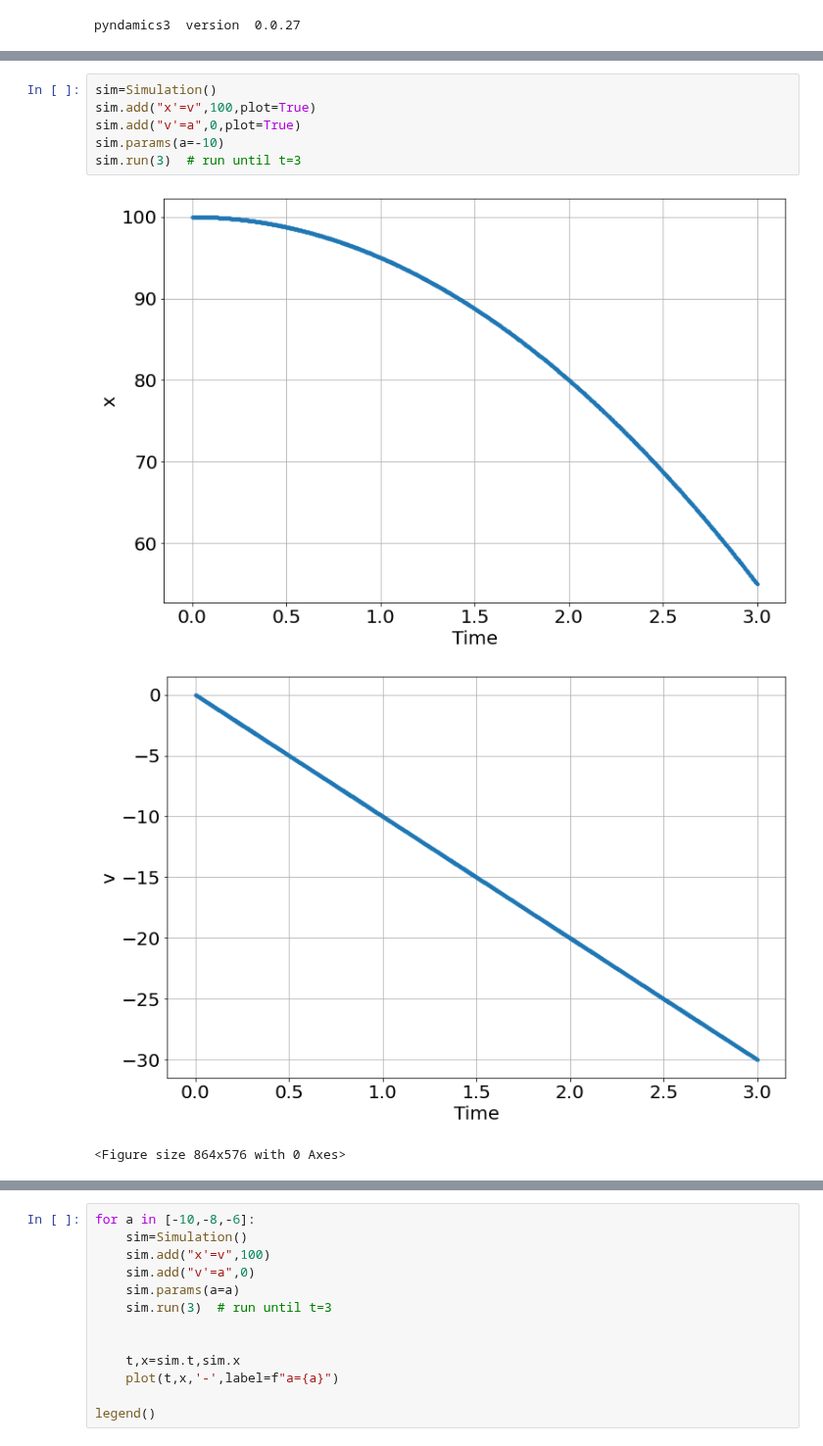
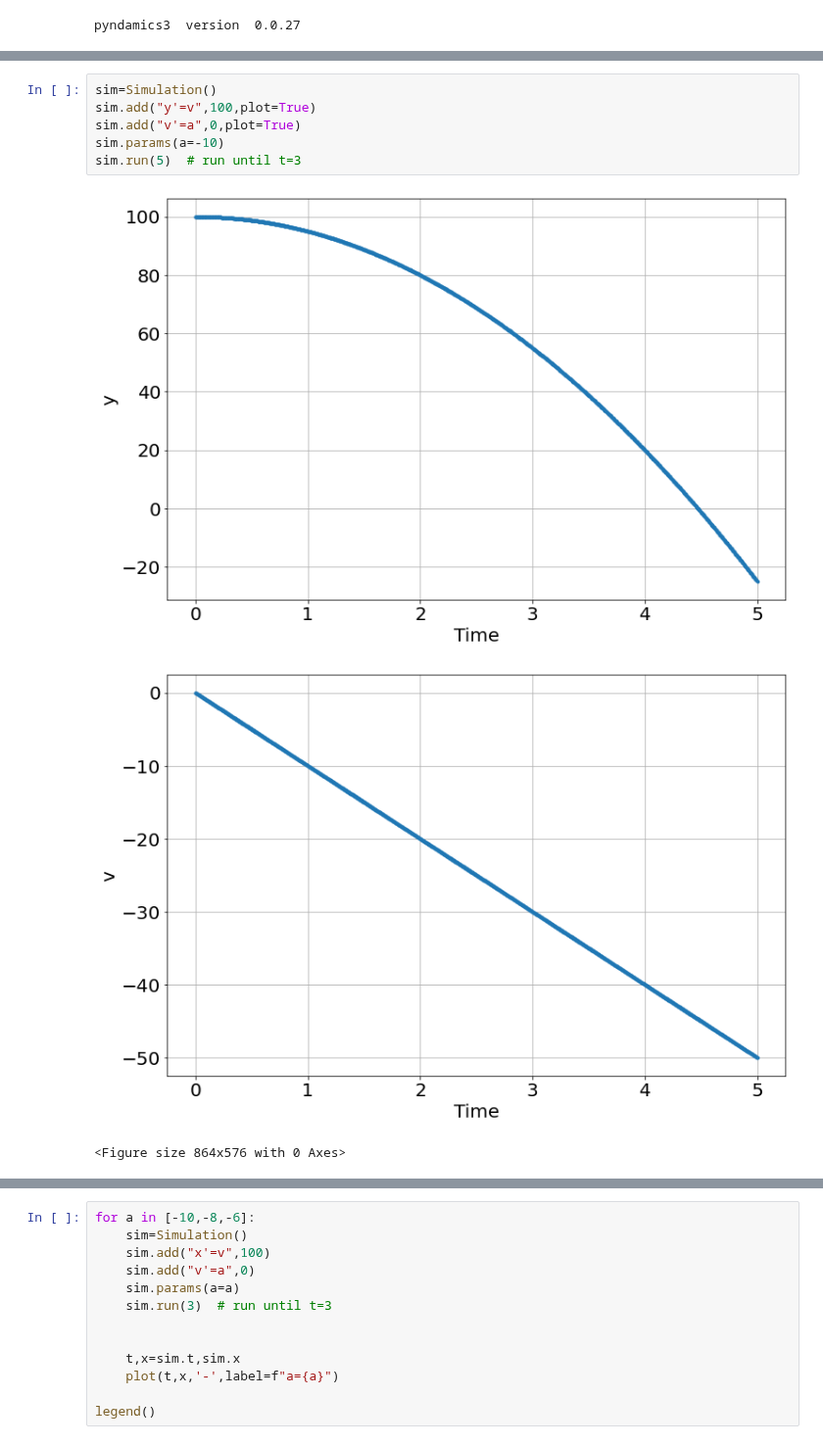
Before and after one commit to bblais/Computer-Programming-for-the-Sciences-Spring-2022, a Jupyter notebook: Sprint #2 - Dynamical Systems and Parameters/2022-02-22 - pyndamics3 intro.ipynb, the cells around one changed output, grey strips where cells are left out. Shown at 98% size. Drawn from its saved outputs; the diff is of its cells as text.

```diff
--- a/Sprint #2 - Dynamical Systems and Parameters/2022-02-22 - pyndamics3 intro.ipynb
+++ b/Sprint #2 - Dynamical Systems and Parameters/2022-02-22 - pyndamics3 intro.ipynb
@@ -19,13 +19,13 @@ $$
 $$a=-10, x_o=100, v_o=0$$
 # %%
 sim=Simulation()
-sim.add("x'=v",100,plot=True)
+sim.add("y'=v",100,plot=True)
 sim.add("v'=a",0,plot=True)
 sim.params(a=-10)
-sim.run(3)  # run until t=3
+sim.run(5)  # run until t=3
 # %% [output]
-[figure, old version]
+[figure, new version]
-[figure, old version]
+[figure, new version]
 <Figure size 864x576 with 0 Axes>
 # %%
 sim=Simulation()
```
Also changed, not shown: parts of 3 cells of this notebook, 1 other file.
